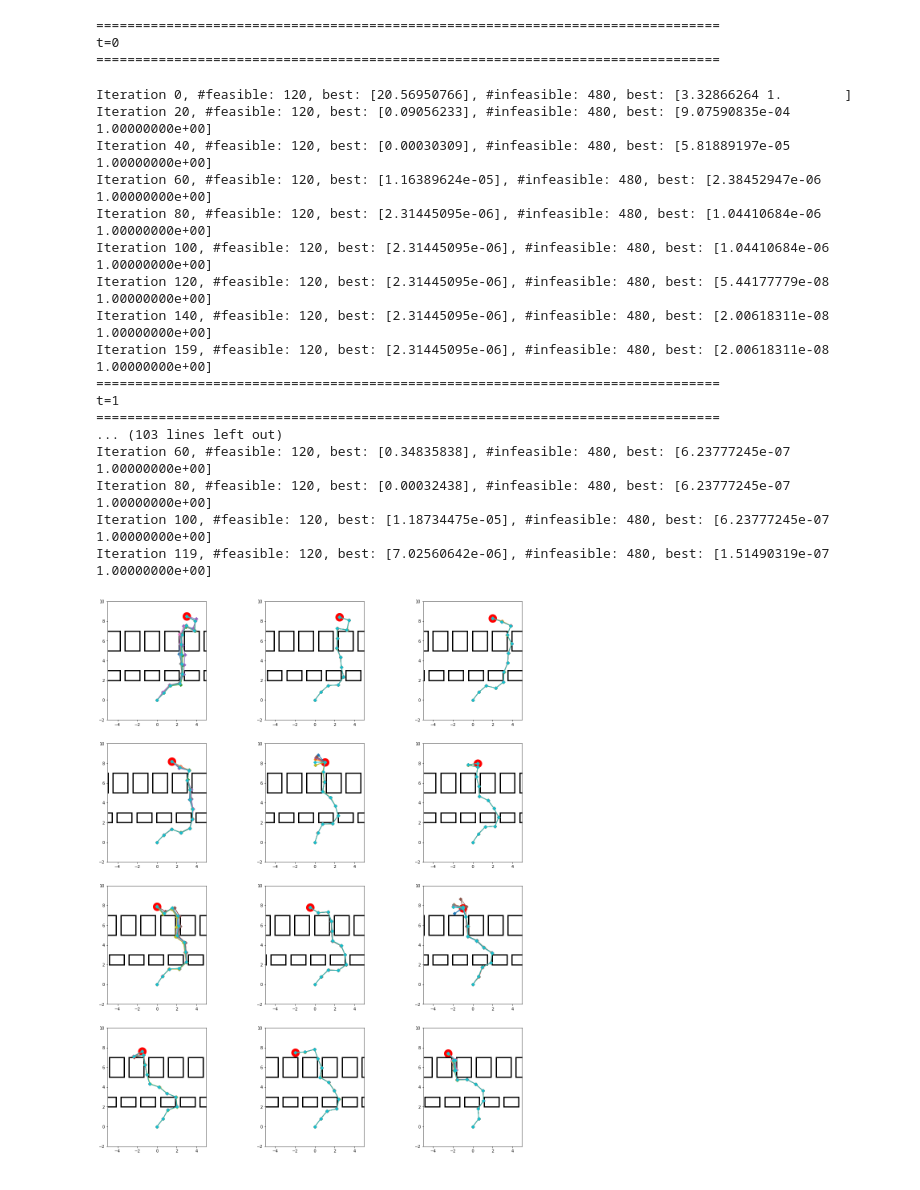
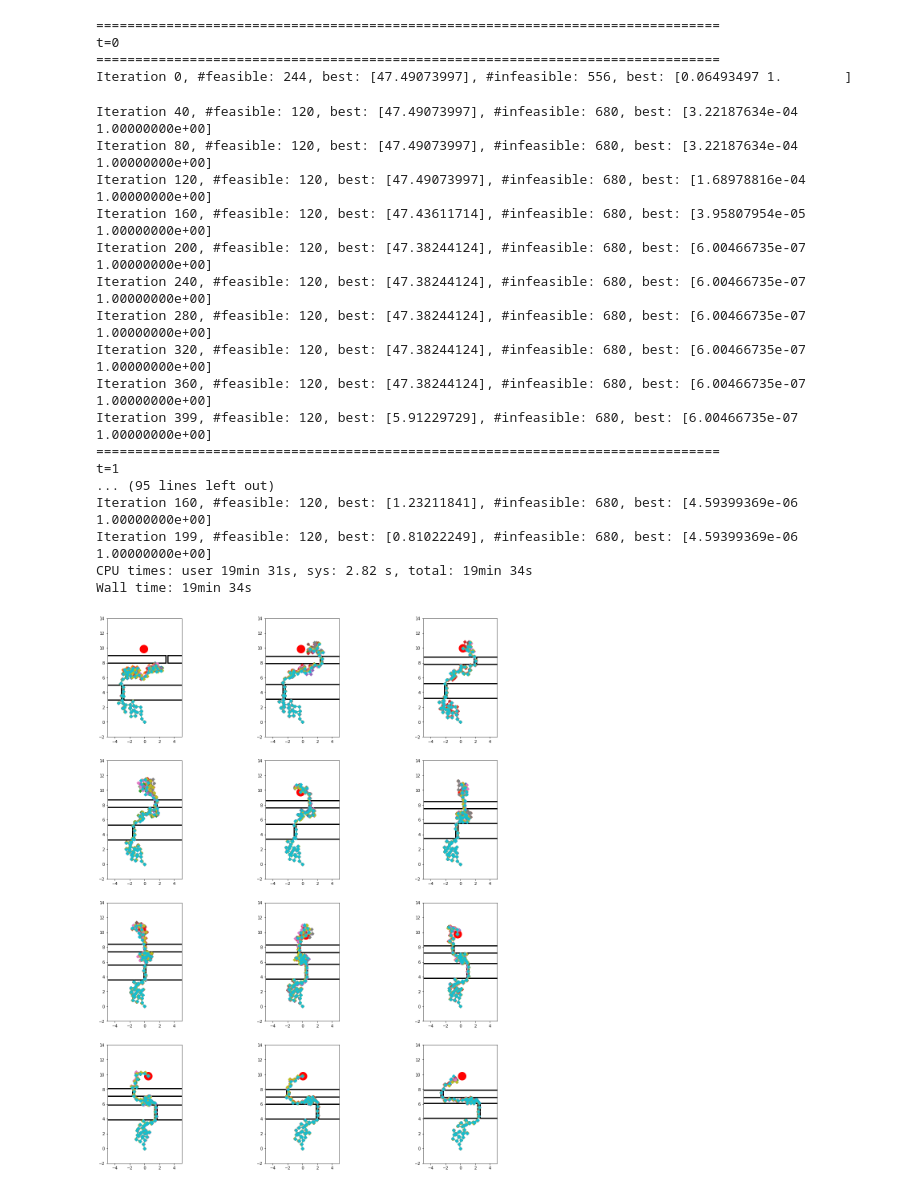
Before and after one commit to JaworWr/Dynamic-inverse-kinematics, a Jupyter notebook: Experiment5.ipynb, the cells around one changed output. Cells and saved outputs as stored; diff of their text form; code cells hidden in the pictures.

```diff
--- a/Experiment5.ipynb
+++ b/Experiment5.ipynb
@@ -82,64 +89,70 @@ random_state("rng_states/experiment5.npy")
 # %%
-S = [1.] * 12
+%%time
+random_state(f"rng_states/experiment{EXPERIMENT_ID}.npy")
+
+S = [0.6] * 60
 d = len(S)
 x_min = -np.pi
 x_max = np.pi
 T = 12
 
-rectangles = [((i - 0.25, 5), (i + 1.25, 7)) for i in range(-9, 10, 2)] + [((i - 0.25, 2), (i + 1.25, 3)) for i in range(-9, 10, 2)]
-rectangle_vs = [(-0.4, 0)] * (len(rectangles) // 2) + [(0.4, 0)] * (len(rectangles) // 2)
-target = (3., 8.5)
-target_v = (-0.5, -0.1)
-targets = target_with_velocity(target, target_v, T)
+rectangles = [((-25., 3.), (-3.15, 5.)), ((-2.85, 3.), (25., 5.)),
+              ((-25., 8.), (2.85, 9.)), ((3.15, 8.), (25., 9.))]
+rectangle_vs = [(0.5, 0.1)] * (len(rectangles) // 2) + [(-0.5, -0.1)] * (len(rectangles) // 2)
+targets = np.array([0., 10.]) + np.random.uniform(-0.5, 0.5, size=(T, 2))
 rectangle_lists = rectangles_with_velocity(rectangles, rectangle_vs, T)
 objective = dynamic_inverse_kinematics_objectives(S, targets, rectangle_lists)
 n_constraints = len(rectangles)
 
-n = 600
-alpha_inf = 0.8
-n_immigrants = 100
-eta_c = 3.
-eta_m = 20.
+n = 800
+alpha_inf = 0.85
+n_immigrants = 300
+eta_c = 5.
+eta_m = 30.
 p_c = 0.9
-p_m = np.geomspace(0.02, 0.2, d)
-num_iterations_init = 160
-num_iterations = 120
+p_m = np.geomspace(0.01, 0.2, d)
+num_iterations_init = 400
+num_iterations = 200
 
 population_hist, score_hist = dynamic_IDEA(objective, n_constraints, T, x_min, x_max, d, n, alpha_inf, eta_c, eta_m, p_c, p_m,
-                           num_iterations=num_iterations, num_iterations_init=num_iterations_init, n_immigrants=n_immigrants, log_interval=20)
+                           num_iterations=num_iterations, num_iterations_init=num_iterations_init, n_immigrants=n_immigrants, log_interval=40)
+
+TRIAL_ID += 1
+np.savez(f"/tmp/histories/experiment{EXPERIMENT_ID}_{TRIAL_ID}", populations=population_hist, scores=score_hist)
 # %% [output]
 ================================================================================
 t=0
 ================================================================================
+Iteration 0, #feasible: 244, best: [47.49073997], #infeasible: 556, best: [0.06493497 1.        ]
-Iteration 0, #feasible: 120, best: [20.56950766], #infeasible: 480, best: [3.32866264 1.        ]
-Iteration 20, #feasible: 120, best: [0.09056233], #infeasible: 480, best: [9.07590835e-04 1.00000000e+00]
-Iteration 40, #feasible: 120, best: [0.00030309], #infeasible: 480, best: [5.81889197e-05 1.00000000e+00]
-Iteration 60, #feasible: 120, best: [1.16389624e-05], #infeasible: 480, best: [2.38452947e-06 1.00000000e+00]
-Iteration 80, #feasible: 120, best: [2.31445095e-06], #infeasible: 480, best: [1.04410684e-06 1.00000000e+00]
-Iteration 100, #feasible: 120, best: [2.31445095e-06], #infeasible: 480, best: [1.04410684e-06 1.00000000e+00]
-Iteration 120, #feasible: 120, best: [2.31445095e-06], #infeasible: 480, best: [5.44177779e-08 1.00000000e+00]
-Iteration 140, #feasible: 120, best: [2.31445095e-06], #infeasible: 480, best: [2.00618311e-08 1.00000000e+00]
-Iteration 159, #feasible: 120, best: [2.31445095e-06], #infeasible: 480, best: [2.00618311e-08 1.00000000e+00]
+Iteration 40, #feasible: 120, best: [47.49073997], #infeasible: 680, best: [3.22187634e-04 1.00000000e+00]
+Iteration 80, #feasible: 120, best: [47.49073997], #infeasible: 680, best: [3.22187634e-04 1.00000000e+00]
+Iteration 120, #feasible: 120, best: [47.49073997], #infeasible: 680, best: [1.68978816e-04 1.00000000e+00]
+Iteration 160, #feasible: 120, best: [47.43611714], #infeasible: 680, best: [3.95807954e-05 1.00000000e+00]
+Iteration 200, #feasible: 120, best: [47.38244124], #infeasible: 680, best: [6.00466735e-07 1.00000000e+00]
+Iteration 240, #feasible: 120, best: [47.38244124], #infeasible: 680, best: [6.00466735e-07 1.00000000e+00]
+Iteration 280, #feasible: 120, best: [47.38244124], #infeasible: 680, best: [6.00466735e-07 1.00000000e+00]
+Iteration 320, #feasible: 120, best: [47.38244124], #infeasible: 680, best: [6.00466735e-07 1.00000000e+00]
+Iteration 360, #feasible: 120, best: [47.38244124], #infeasible: 680, best: [6.00466735e-07 1.00000000e+00]
+Iteration 399, #feasible: 120, best: [5.91229729], #infeasible: 680, best: [6.00466735e-07 1.00000000e+00]
 ================================================================================
 t=1
-================================================================================
-... (103 lines left out)
-Iteration 60, #feasible: 120, best: [0.34835838], #infeasible: 480, best: [6.23777245e-07 1.00000000e+00]
-Iteration 80, #feasible: 120, best: [0.00032438], #infeasible: 480, best: [6.23777245e-07 1.00000000e+00]
-Iteration 100, #feasible: 120, best: [1.18734475e-05], #infeasible: 480, best: [6.23777245e-07 1.00000000e+00]
-Iteration 119, #feasible: 120, best: [7.02560642e-06], #infeasible: 480, best: [1.51490319e-07 1.00000000e+00]
+... (95 lines left out)
+Iteration 160, #feasible: 120, best: [1.23211841], #infeasible: 680, best: [4.59399369e-06 1.00000000e+00]
+Iteration 199, #feasible: 120, best: [0.81022249], #infeasible: 680, best: [4.59399369e-06 1.00000000e+00]
+CPU times: user 19min 31s, sys: 2.82 s, total: 19min 34s
+Wall time: 19min 34s
 # %%
 feasible_populations = []
 for populations, scores in zip(population_hist, score_hist):
     mask = scores[-1][:, 1] == 0.
     feasible_population = populations[-1][mask, :]
     best = np.argsort(scores[-1, mask, 0])[:10]
     feasible_populations.append(feasible_population[best])
 
 draw_dynamic_solutions(feasible_populations, S, targets, rectangle_lists, np.arange(T),
-                       nrows=4, ncols=3, figsize=(20, 25), xlim=(-5, 5), ylim=(-2, 10))
+                       nrows=4, ncols=3, figsize=(20, 25), xlim=(-5, 5), ylim=(-2, 14))
 # %% [output]
-[figure, old version]
+[figure, new version]
 # %%
 infeasible_populations = []
 for populations, scores in zip(population_hist, score_hist):
```
Also changed, not shown: parts of 8 cells of this notebook, 20 other files.
